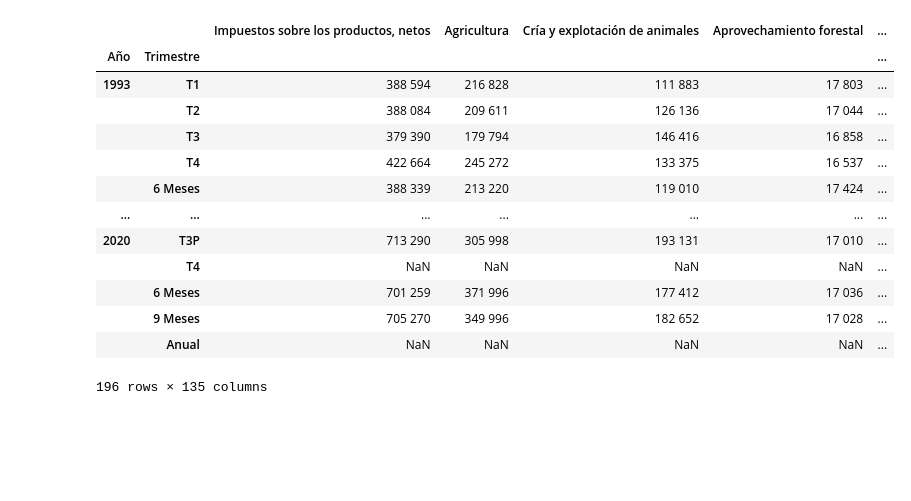
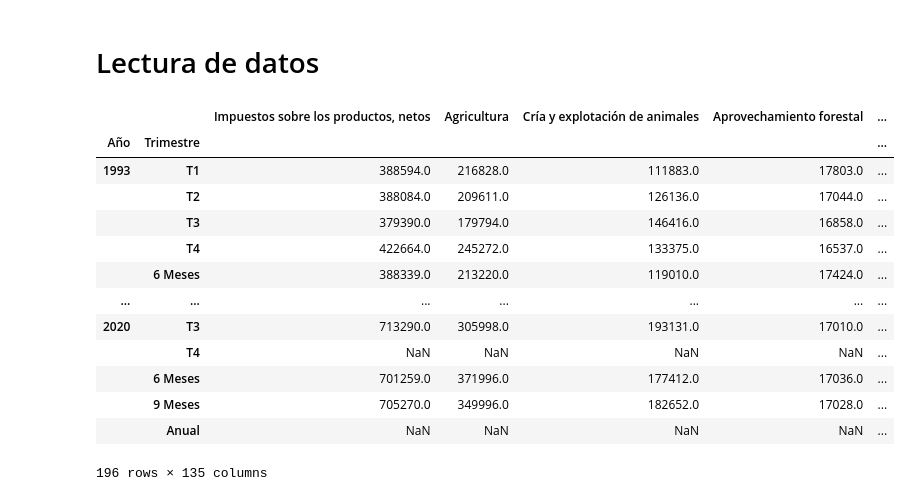
Before and after one commit to magmapinguin/Estimacion-del-PIB-mediante-Ciencia-de-datos, a Jupyter notebook: Notebooks/exploracion.ipynb, the cells around one changed output. Saved outputs shown, nothing was run; the diff lists cells and outputs as text; code cells hidden in the pictures; blank space fills up the shorter version.

```diff
--- a/Notebooks/exploracion.ipynb
+++ b/Notebooks/exploracion.ipynb
@@ -4,29 +8,38 @@ import pandas as pd
+# %% [markdown]
+# Lectura de datos
 # %%
 data = pd.read_csv("../Datos/historicos-pib.csv", header=None).T # series en vertical
 data.iloc[0,:2] = ["Año", "Trimestre"] # Renombrando columnas
 columns = data.iloc[0] # Obteniendo nombre de las columnas
 data = data.iloc[1:,:] # Quedándonos con la serie solamente
 
 # expresión regular para quedarnos nada mas con el nombre de los sectores
 pattern = re.compile(r"[\w .-]* - ")
 new_columns = columns.apply(lambda col: pattern.sub("", col))
 data.columns = new_columns
 
 data.Año.fillna(method="pad", inplace = True) # rellenando columna de años
+data.Año = data.Año.apply(lambda año:int(str(año)[:4])) # quitando etiquetas de R y P
+data.Trimestre = data.Trimestre.apply(lambda t:t[:2] if t[0] == "T" else t) # quitando etiquetas
 data.set_index(["Año", "Trimestre"], inplace=True) # multindex de año y trimestre
+
+# Pasando todo a numérico
+for column in data.columns:
+    data[column] = data[column].apply(lambda n:float(n.replace(" ", "")) if isinstance(n,str) else n)
+
 data
 # %% [output]
 |  |  | Impuestos sobre los productos, netos | Agricultura | Cría y explotación de animales | Aprovechamiento forestal | ... |
 | Año | Trimestre |  |  |  |  | ... |
-| 1993 | T1 | 388 594 | 216 828 | 111 883 | 17 803 | ... |
-|  | T2 | 388 084 | 209 611 | 126 136 | 17 044 | ... |
-|  | T3 | 379 390 | 179 794 | 146 416 | 16 858 | ... |
-|  | T4 | 422 664 | 245 272 | 133 375 | 16 537 | ... |
-|  | 6 Meses | 388 339 | 213 220 | 119 010 | 17 424 | ... |
+| 1993 | T1 | 388594.0 | 216828.0 | 111883.0 | 17803.0 | ... |
+|  | T2 | 388084.0 | 209611.0 | 126136.0 | 17044.0 | ... |
+|  | T3 | 379390.0 | 179794.0 | 146416.0 | 16858.0 | ... |
+|  | T4 | 422664.0 | 245272.0 | 133375.0 | 16537.0 | ... |
+|  | 6 Meses | 388339.0 | 213220.0 | 119010.0 | 17424.0 | ... |
 | ... | ... | ... | ... | ... | ... | ... |
-| 2020 | T3P | 713 290 | 305 998 | 193 131 | 17 010 | ... |
+| 2020 | T3 | 713290.0 | 305998.0 | 193131.0 | 17010.0 | ... |
 |  | T4 | NaN | NaN | NaN | NaN | ... |
-|  | 6 Meses | 701 259 | 371 996 | 177 412 | 17 036 | ... |
-|  | 9 Meses | 705 270 | 349 996 | 182 652 | 17 028 | ... |
+|  | 6 Meses | 701259.0 | 371996.0 | 177412.0 | 17036.0 | ... |
+|  | 9 Meses | 705270.0 | 349996.0 | 182652.0 | 17028.0 | ... |
 |  | Anual | NaN | NaN | NaN | NaN | ... |
 196 rows × 135 columns
```
Also changed, not shown: parts of 16 cells of this notebook.
